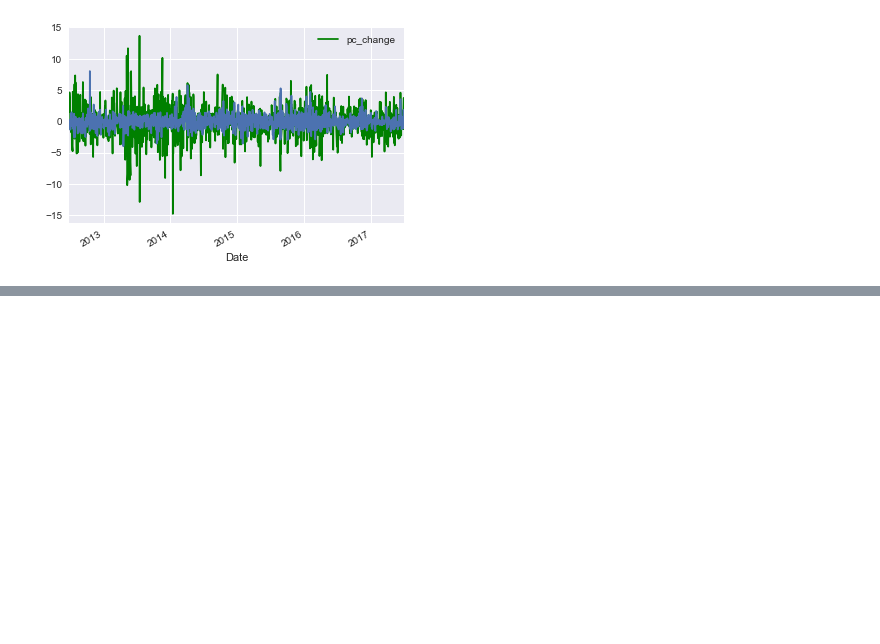
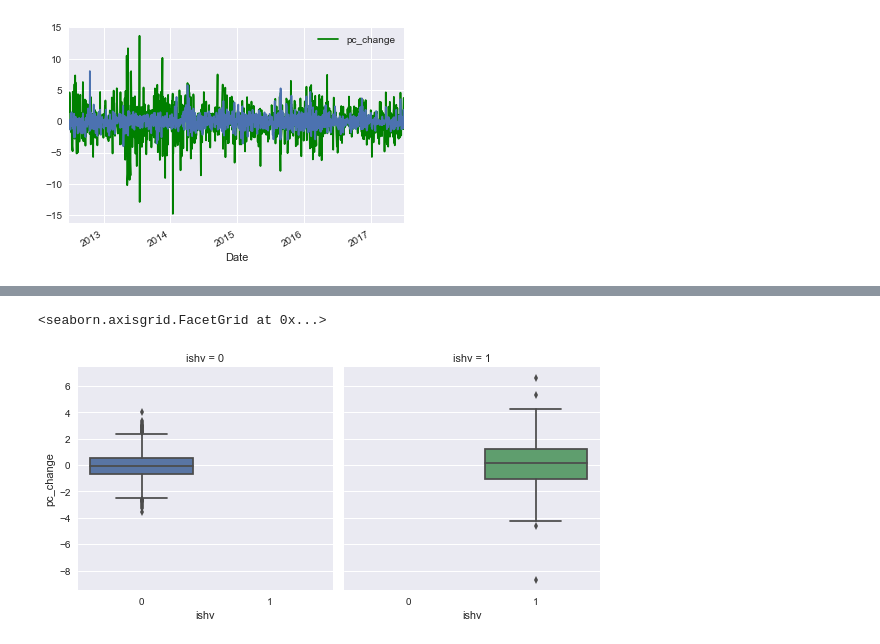
Before and after one commit to mzewalina/stock_analysis, a Jupyter notebook: tech_stocks.ipynb, the cells around one changed output, grey strips where cells are left out. Cells and saved outputs as stored; diff of their text form; code cells hidden in the pictures; blank space fills up the shorter version.

```diff
--- a/tech_stocks.ipynb
+++ b/tech_stocks.ipynb
@@ -123,6 +111,11 @@ aapl.describe()
 aapl['Volume'].describe()
 aaplhv=aapl[aapl.Volume > 8.387052e+07]  ##arbitrarily using the
 print aaplhv.head()
+ishv=[]
+for index, row in aapl.iterrows():
+    if row['Volume']>=8.39e+7:
+       ishv.append(1)
+    else: ishv.append(0)
 # %% [output]
               Open    High     Low   Close     Volume  Year  Month  \
 Date
@@ -155,0 +142,3 @@ aaplhv.head()
+# %%
+aapl['ishv']=ishv
+aapl.head(2)
@@ -212,0 +266,12 @@ ng[['Close']].plot(ax=ax)
+# %%
+sb.factorplot(
+    col='ishv',
+    x='ishv',
+    y='pc_change',
+    data=aapl,
+    kind='box',
+
+)
+# %% [output]
+<seaborn.axisgrid.FacetGrid at 0x...>
+[figure, added]
```
Also changed, not shown: parts of 23 cells of this notebook, 1 other file.
